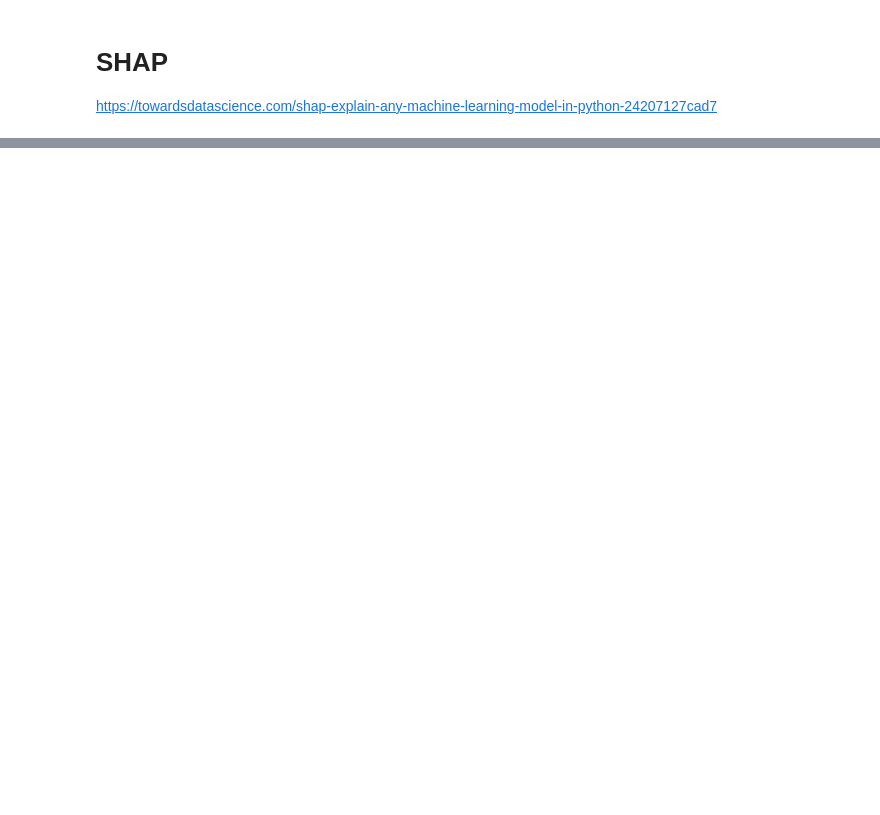
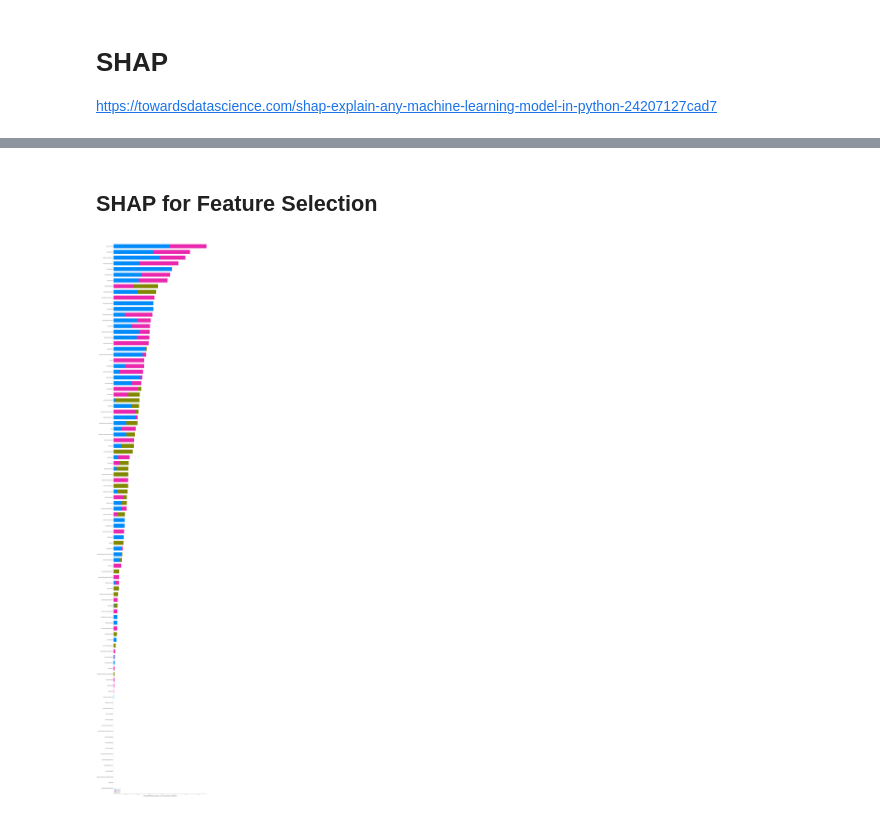
Before and after one commit to muhsinayaz/my-projects, a Jupyter notebook: 04-Machine-Learning/ML-02-Soldiers-Race-Classification/soldier_race_project_students.ipynb, the cells around one changed output, grey strips where cells are left out. Cells and saved outputs as stored; diff of their text form; code cells hidden in the pictures; blank space fills up the shorter version.

```diff
--- a/04-Machine-Learning/ML-02-Soldiers-Race-Classification/soldier_race_project_students.ipynb
+++ b/04-Machine-Learning/ML-02-Soldiers-Race-Classification/soldier_race_project_students.ipynb
@@ -1544,0 +1600,2 @@ cohen_kappa_score(y_test, y_pred)
+# %%
+smote_pipeline.fit(X_train, y_train)
@@ -1583,0 +1640,11 @@ ___
+# %%
+column_trans_shap = make_column_transformer((OneHotEncoder(handle_unknown="ignore", sparse=False), cat_columns),
+                                       remainder=MinMaxScaler())
+
+X_train_trans = column_trans_shap.fit_transform(X_train)
+X_test_trans = column_trans_shap.transform(X_test)
+
+model_shap = LogisticRegression(class_weight='balanced',max_iter=10000, random_state=42, penalty="l1", solver='saga')
+# feature importance için saga-l1 ile modeli deniyorum
+# I try the model with saga-l1 for feature importnament
+model_shap.fit(X_train_trans, y_train)
@@ -1583,0 +1692,3 @@ ___
+# %%
+features = column_trans_shap.get_feature_names_out()
+features[:10]
@@ -1583,0 +1703,3 @@ ___
+# %%
+new_features = [i.replace("onehotencoder__", "").replace("remainder__","") for i in features]
+new_features[:20]
@@ -1583,0 +1724,12 @@ ___
+# %% [markdown]
+## SHAP for Feature Selection
+# %%
+import shap
+
+explainer = shap.Explainer(model_shap, X_train_trans)
+
+shap_values = explainer.shap_values(X_train_trans)
+
+shap.summary_plot(shap_values, max_display=300, feature_names = new_features, plot_size=(20,100))
+# %% [output]
+[figure, added]
```
Also changed, not shown: parts of 51 cells of this notebook, 2 other files.
